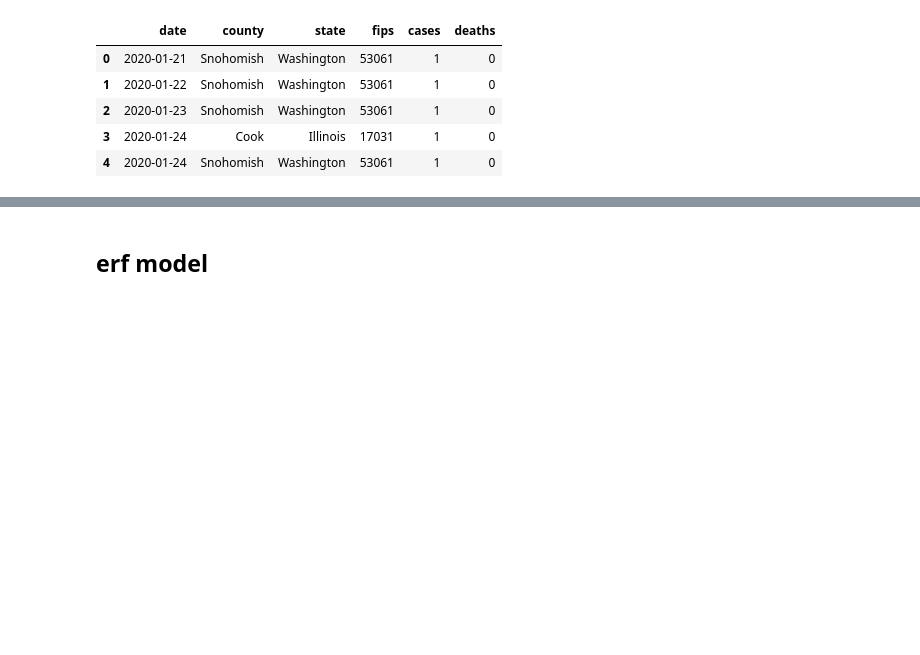
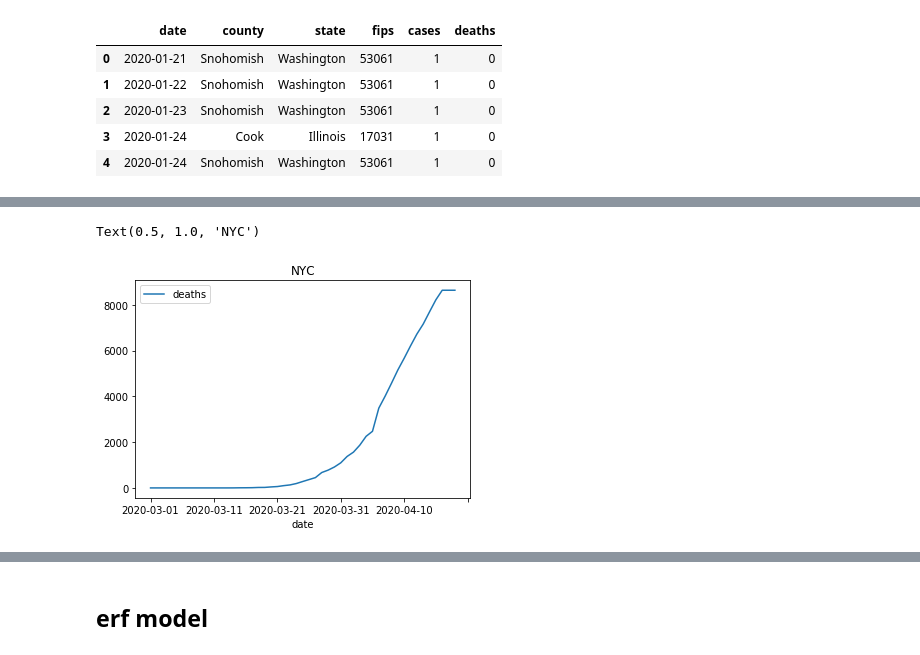
Before and after one commit to danielnee2/SKTW, a Jupyter notebook: exploratory/models_exploreSEIR_YLN.ipynb, the cells around one changed output, grey strips where cells are left out. Drawn from its saved outputs; the diff is of its cells as text; code cells hidden in the pictures; blank space fills up the shorter version.

```diff
--- a/exploratory/models_exploreSEIR_YLN.ipynb
+++ b/exploratory/models_exploreSEIR_YLN.ipynb
@@ -339,0 +392,2 @@ NYT_notna_grpby.head().sort_values(by=['date'])[:20]
+# %%
+county_pop_df = pd.read_csv(f"{homedir}/data/us/demographics/county_populations.csv")
@@ -339,0 +403,3 @@ NYT_notna_grpby.head().sort_values(by=['date'])[:20]
+# %%
+county_pop_df['fips'] = county_pop_df['FIPS'].apply(correct_FIPS)
+county_pop_df.head()
@@ -339,0 +431,2 @@ NYT_notna_grpby.head().sort_values(by=['date'])[:20]
+# %%
+NYT_notna_pop_df = pd.merge(left=NYT_notna, right=county_pop_df, left_on='fips', right_on='fips')
@@ -339,0 +446,2 @@ NYT_notna_grpby.head().sort_values(by=['date'])[:20]
+# %%
+NYT_notna_pop_df = NYT_notna_pop_df.drop(columns=['FIPS']) # drop redundunt
@@ -339,0 +472,8 @@ NYT_notna_grpby.head().sort_values(by=['date'])[:20]
+# %%
+#  Death of NYC'
+ax = plt.gca()
+NYT_notna_pop_df[(NYT_notna_pop_df['county'] == 'New York City')].plot(kind='line', x='date',y='deaths', ax = ax)
+plt.title('NYC')
+# %% [output]
+Text(0.5, 1.0, 'NYC')
+[figure, added]
```
Also changed, not shown: parts of 104 cells of this notebook, 1 other file.
